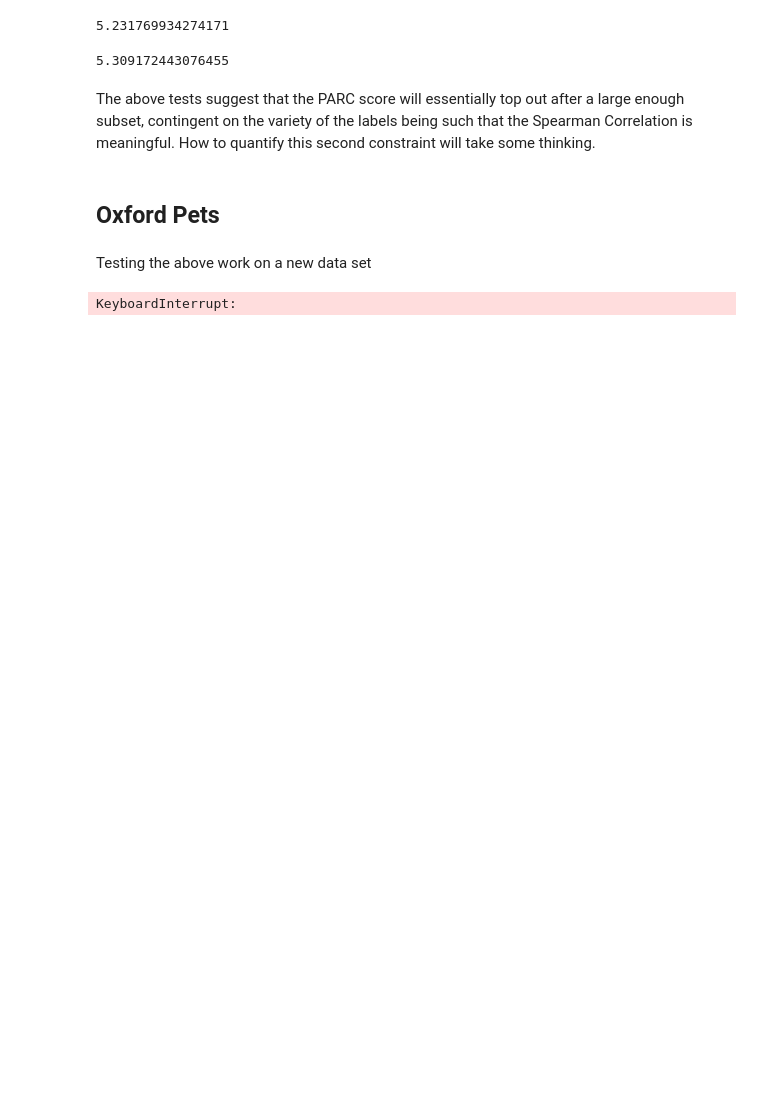
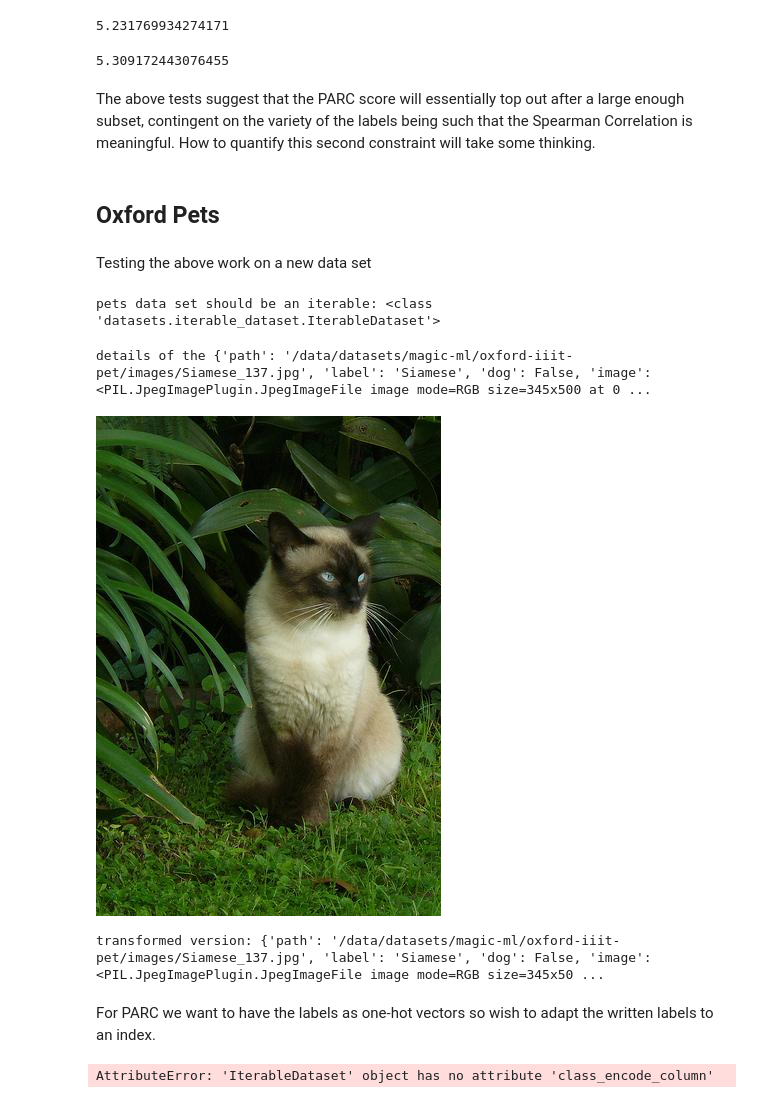
Before and after one commit to alan-turing-institute/ARC-LoCoMoSeT, a Jupyter notebook: notebooks/parc_dev.ipynb, the cells around one changed output. Drawn from its saved outputs; the diff is of its cells as text; code cells hidden in the pictures; blank space fills up the shorter version.

Commit message:
tested PARC on Pets

```diff
--- a/notebooks/parc_dev.ipynb
+++ b/notebooks/parc_dev.ipynb
@@ -479,11 +479,16 @@ The above tests suggest that the PARC score will essentially top out after a lar
 # %% [markdown]
 Testing the above work on a new data set
 # %%
-pets = load_dataset('pcuenq/oxford-pets', streaming=True, split='train')
+pets = load_dataset('pcuenq/oxford-pets', streaming=True, split='train', use_auth_token=True)
-# %%
-# Lets look at a pet
-display(iter_extr(pets)['image'])
-# %% [output]
-KeyboardInterrupt:
+# %%
+print(f'pets data set should be an iterable: {type(pets)}')
+# %% [output]
+pets data set should be an iterable: <class 'datasets.iterable_dataset.IterableDataset'>
+# %%
+print(f'details of the {next(iter(pets))}')
+display(next(iter(pets))['image'])
+# %% [output]
+details of the {'path': '/data/datasets/magic-ml/oxford-iiit-pet/images/Siamese_137.jpg', 'label': 'Siamese', 'dog': False, 'image': <PIL.JpegImagePlugin.JpegImageFile image mode=RGB size=345x500 at 0 ...
+[figure, added]
 # %%
 pets_imgs = (
@@ -492,0 +497,10 @@ pets_labels = pets['label']
+# %%
+print(f'transformed version: {next(iter(pets))}')
+# %% [output]
+transformed version: {'path': '/data/datasets/magic-ml/oxford-iiit-pet/images/Siamese_137.jpg', 'label': 'Siamese', 'dog': False, 'image': <PIL.JpegImagePlugin.JpegImageFile image mode=RGB size=345x50 ...
+# %% [markdown]
+For PARC we want to have the labels as one-hot vectors so wish to adapt the written labels to an index.
+# %%
+pets_ints = pets.class_encode_column('labels')
+# %% [output]
+AttributeError: 'IterableDataset' object has no attribute 'class_encode_column'
```
Also changed, not shown: parts of 3 cells of this notebook.
